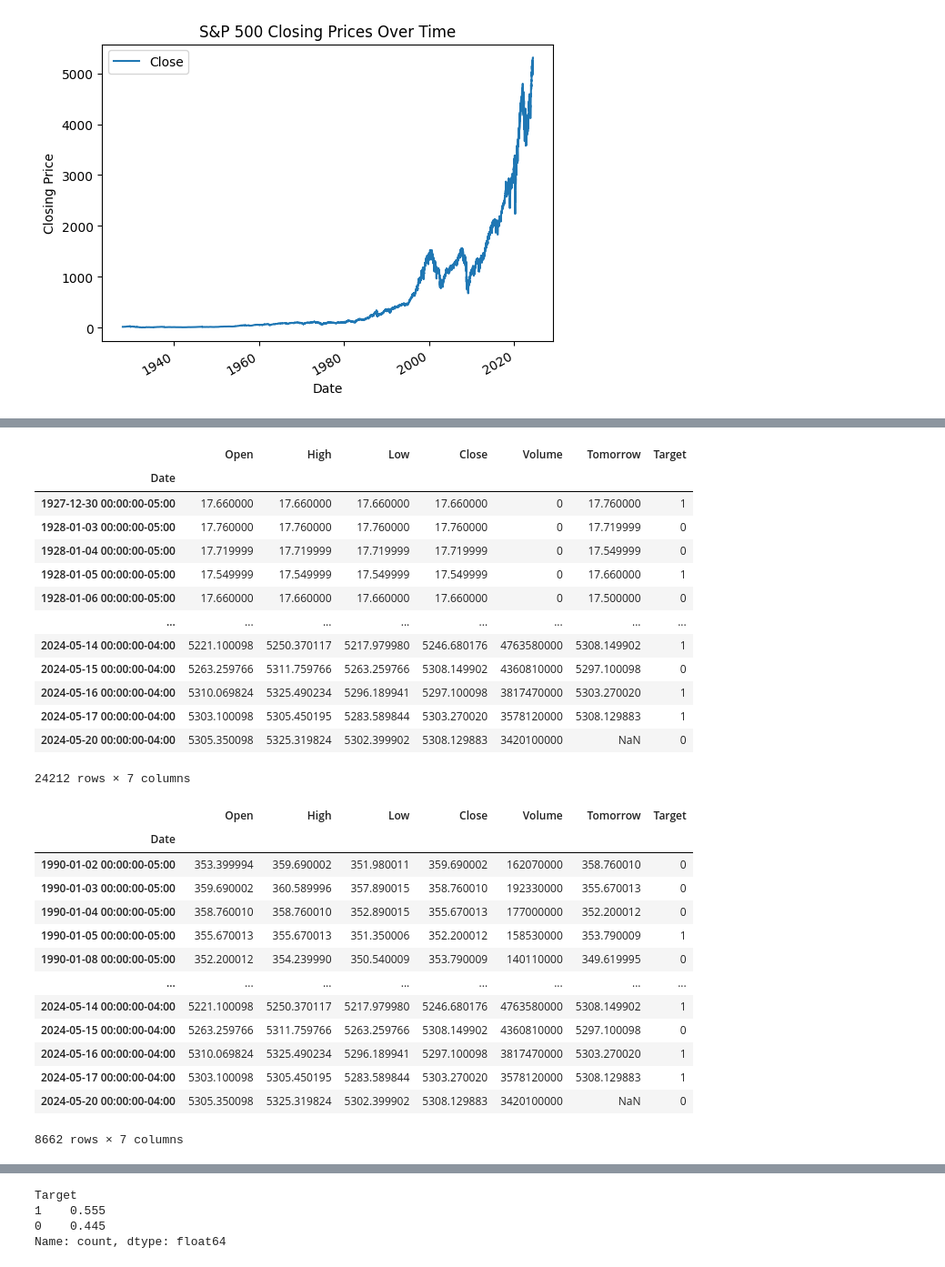
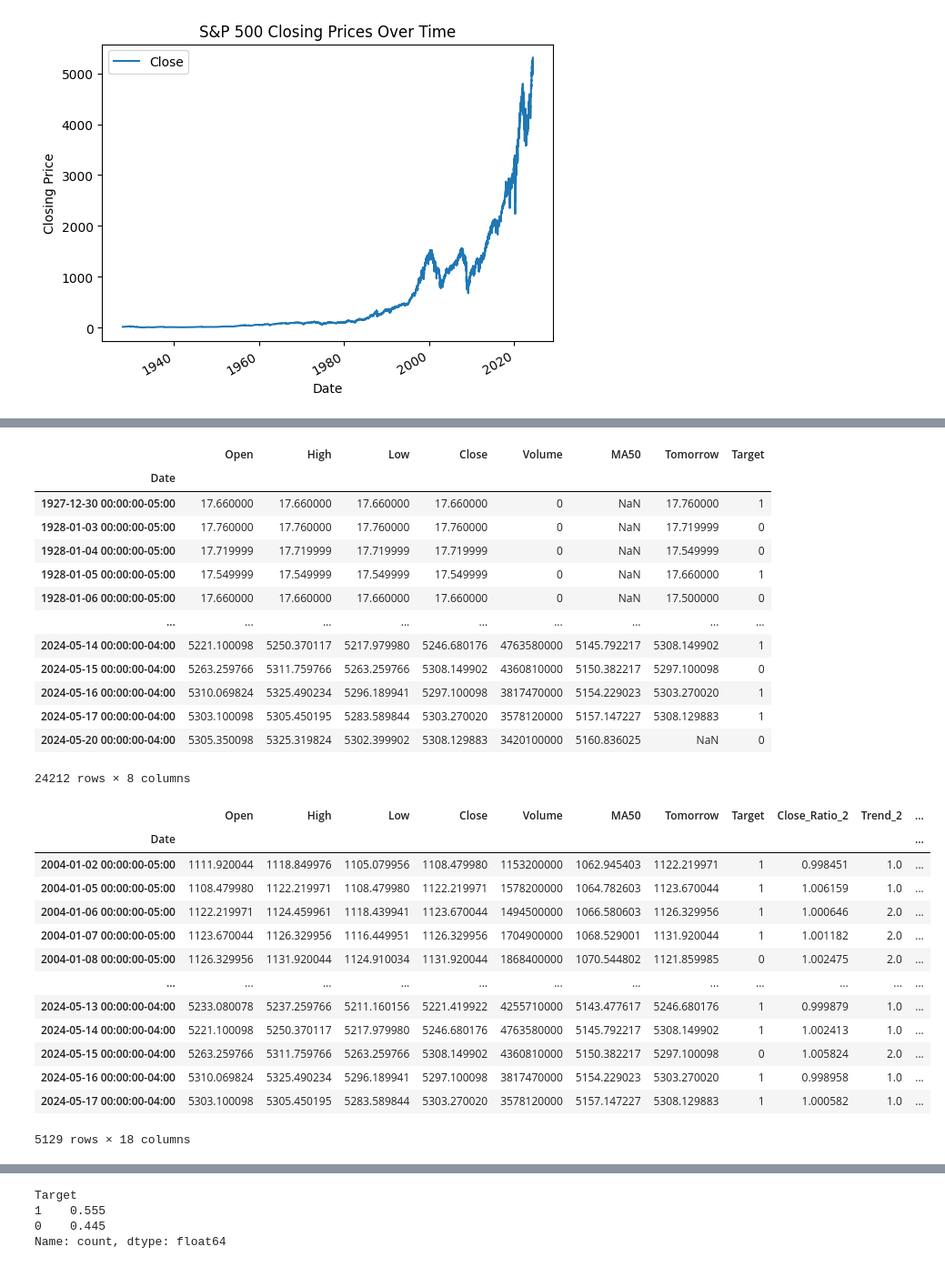
Before and after one commit to RekAlrasheed/S-P-500-stock-predections, a Jupyter notebook: data_science_final_proj.ipynb, the cells around one changed output, grey strips where cells are left out. Shown at 91% size. Cells and saved outputs as stored; diff of their text form; code cells hidden in the pictures.

```diff
--- a/data_science_final_proj.ipynb
+++ b/data_science_final_proj.ipynb
@@ -61,0 +88,14 @@ del sp500["Stock Splits"]
+# %%
+import seaborn as sns
+
+# Calculate moving averages using .loc to avoid the SettingWithCopyWarning
+sp500.loc[:, 'MA50'] = sp500['Close'].rolling(window=50).mean()
+
+# Moving average chart for S&P 500
+plt.figure(figsize=(10, 6))
+sns.lineplot(data=sp500, x=sp500.index, y="Close", label="Close")
+sns.lineplot(data=sp500, x=sp500.index, y="MA50", label="50-Day MA")
+plt.title('S&P 500 Closing Prices and 50-Day Moving Average')
+plt.xlabel('Date')
+plt.ylabel('Price')
+plt.show()
@@ -61,0 +104,3 @@ del sp500["Stock Splits"]
+# %%
+sp500 = sp500.loc["2004-01-01":].copy()
+sp500
@@ -85,39 +145,39 @@ sp500
 sp500["Target"] = (sp500["Tomorrow"] > sp500["Close"]).astype(int)
 sp500
 # %% [output]
-|  | Open | High | Low | Close | Volume | Tomorrow | Target |
-| Date |  |  |  |  |  |  |  |
-| 1927-12-30 00:00:00-05:00 | 17.660000 | 17.660000 | 17.660000 | 17.660000 | 0 | 17.760000 | 1 |
-| 1928-01-03 00:00:00-05:00 | 17.760000 | 17.760000 | 17.760000 | 17.760000 | 0 | 17.719999 | 0 |
-| 1928-01-04 00:00:00-05:00 | 17.719999 | 17.719999 | 17.719999 | 17.719999 | 0 | 17.549999 | 0 |
-| 1928-01-05 00:00:00-05:00 | 17.549999 | 17.549999 | 17.549999 | 17.549999 | 0 | 17.660000 | 1 |
-| 1928-01-06 00:00:00-05:00 | 17.660000 | 17.660000 | 17.660000 | 17.660000 | 0 | 17.500000 | 0 |
-| ... | ... | ... | ... | ... | ... | ... | ... |
-| 2024-05-14 00:00:00-04:00 | 5221.100098 | 5250.370117 | 5217.979980 | 5246.680176 | 4763580000 | 5308.149902 | 1 |
-| 2024-05-15 00:00:00-04:00 | 5263.259766 | 5311.759766 | 5263.259766 | 5308.149902 | 4360810000 | 5297.100098 | 0 |
-| 2024-05-16 00:00:00-04:00 | 5310.069824 | 5325.490234 | 5296.189941 | 5297.100098 | 3817470000 | 5303.270020 | 1 |
-| 2024-05-17 00:00:00-04:00 | 5303.100098 | 5305.450195 | 5283.589844 | 5303.270020 | 3578120000 | 5308.129883 | 1 |
-| 2024-05-20 00:00:00-04:00 | 5305.350098 | 5325.319824 | 5302.399902 | 5308.129883 | 3420100000 | NaN | 0 |
+|  | Open | High | Low | Close | Volume | MA50 | Tomorrow | Target |
+| Date |  |  |  |  |  |  |  |  |
+| 1927-12-30 00:00:00-05:00 | 17.660000 | 17.660000 | 17.660000 | 17.660000 | 0 | NaN | 17.760000 | 1 |
+| 1928-01-03 00:00:00-05:00 | 17.760000 | 17.760000 | 17.760000 | 17.760000 | 0 | NaN | 17.719999 | 0 |
+| 1928-01-04 00:00:00-05:00 | 17.719999 | 17.719999 | 17.719999 | 17.719999 | 0 | NaN | 17.549999 | 0 |
+| 1928-01-05 00:00:00-05:00 | 17.549999 | 17.549999 | 17.549999 | 17.549999 | 0 | NaN | 17.660000 | 1 |
+| 1928-01-06 00:00:00-05:00 | 17.660000 | 17.660000 | 17.660000 | 17.660000 | 0 | NaN | 17.500000 | 0 |
+| ... | ... | ... | ... | ... | ... | ... | ... | ... |
+| 2024-05-14 00:00:00-04:00 | 5221.100098 | 5250.370117 | 5217.979980 | 5246.680176 | 4763580000 | 5145.792217 | 5308.149902 | 1 |
+| 2024-05-15 00:00:00-04:00 | 5263.259766 | 5311.759766 | 5263.259766 | 5308.149902 | 4360810000 | 5150.382217 | 5297.100098 | 0 |
+| 2024-05-16 00:00:00-04:00 | 5310.069824 | 5325.490234 | 5296.189941 | 5297.100098 | 3817470000 | 5154.229023 | 5303.270020 | 1 |
+| 2024-05-17 00:00:00-04:00 | 5303.100098 | 5305.450195 | 5283.589844 | 5303.270020 | 3578120000 | 5157.147227 | 5308.129883 | 1 |
+| 2024-05-20 00:00:00-04:00 | 5305.350098 | 5325.319824 | 5302.399902 | 5308.129883 | 3420100000 | 5160.836025 | NaN | 0 |
-24212 rows × 7 columns
+24212 rows × 8 columns
 # %%
 # Filtering the S&P 500 historical data to include only data from January 1, 1990, onwards
 # Creating a copy of this filtered data to avoid modifying the original DataFrame
 # TODO remove timestamp
 #
-sp500 = sp500.loc["1990-01-01":].copy()
+sp500 = sp500.loc["2004-01-01":].copy()
 sp500
 # %% [output]
-|  | Open | High | Low | Close | Volume | Tomorrow | Target |
-| Date |  |  |  |  |  |  |  |
-| 1990-01-02 00:00:00-05:00 | 353.399994 | 359.690002 | 351.980011 | 359.690002 | 162070000 | 358.760010 | 0 |
-| 1990-01-03 00:00:00-05:00 | 359.690002 | 360.589996 | 357.890015 | 358.760010 | 192330000 | 355.670013 | 0 |
-| 1990-01-04 00:00:00-05:00 | 358.760010 | 358.760010 | 352.890015 | 355.670013 | 177000000 | 352.200012 | 0 |
-| 1990-01-05 00:00:00-05:00 | 355.670013 | 355.670013 | 351.350006 | 352.200012 | 158530000 | 353.790009 | 1 |
-| 1990-01-08 00:00:00-05:00 | 352.200012 | 354.239990 | 350.540009 | 353.790009 | 140110000 | 349.619995 | 0 |
-| ... | ... | ... | ... | ... | ... | ... | ... |
-| 2024-05-14 00:00:00-04:00 | 5221.100098 | 5250.370117 | 5217.979980 | 5246.680176 | 4763580000 | 5308.149902 | 1 |
-| 2024-05-15 00:00:00-04:00 | 5263.259766 | 5311.759766 | 5263.259766 | 5308.149902 | 4360810000 | 5297.100098 | 0 |
-| 2024-05-16 00:00:00-04:00 | 5310.069824 | 5325.490234 | 5296.189941 | 5297.100098 | 3817470000 | 5303.270020 | 1 |
-| 2024-05-17 00:00:00-04:00 | 5303.100098 | 5305.450195 | 5283.589844 | 5303.270020 | 3578120000 | 5308.129883 | 1 |
-| 2024-05-20 00:00:00-04:00 | 5305.350098 | 5325.319824 | 5302.399902 | 5308.129883 | 3420100000 | NaN | 0 |
+|  | Open | High | Low | Close | Volume | MA50 | Tomorrow | Target | Close_Ratio_2 | Trend_2 | ... |
+| Date |  |  |  |  |  |  |  |  |  |  | ... |
+| 2004-01-02 00:00:00-05:00 | 1111.920044 | 1118.849976 | 1105.079956 | 1108.479980 | 1153200000 | 1062.945403 | 1122.219971 | 1 | 0.998451 | 1.0 | ... |
+| 2004-01-05 00:00:00-05:00 | 1108.479980 | 1122.219971 | 1108.479980 | 1122.219971 | 1578200000 | 1064.782603 | 1123.670044 | 1 | 1.006159 | 1.0 | ... |
+| 2004-01-06 00:00:00-05:00 | 1122.219971 | 1124.459961 | 1118.439941 | 1123.670044 | 1494500000 | 1066.580603 | 1126.329956 | 1 | 1.000646 | 2.0 | ... |
+| 2004-01-07 00:00:00-05:00 | 1123.670044 | 1126.329956 | 1116.449951 | 1126.329956 | 1704900000 | 1068.529001 | 1131.920044 | 1 | 1.001182 | 2.0 | ... |
+| 2004-01-08 00:00:00-05:00 | 1126.329956 | 1131.920044 | 1124.910034 | 1131.920044 | 1868400000 | 1070.544802 | 1121.859985 | 0 | 1.002475 | 2.0 | ... |
+| ... | ... | ... | ... | ... | ... | ... | ... | ... | ... | ... | ... |
+| 2024-05-13 00:00:00-04:00 | 5233.080078 | 5237.259766 | 5211.160156 | 5221.419922 | 4255710000 | 5143.477617 | 5246.680176 | 1 | 0.999879 | 1.0 | ... |
+| 2024-05-14 00:00:00-04:00 | 5221.100098 | 5250.370117 | 5217.979980 | 5246.680176 | 4763580000 | 5145.792217 | 5308.149902 | 1 | 1.002413 | 1.0 | ... |
+| 2024-05-15 00:00:00-04:00 | 5263.259766 | 5311.759766 | 5263.259766 | 5308.149902 | 4360810000 | 5150.382217 | 5297.100098 | 0 | 1.005824 | 2.0 | ... |
+| 2024-05-16 00:00:00-04:00 | 5310.069824 | 5325.490234 | 5296.189941 | 5297.100098 | 3817470000 | 5154.229023 | 5303.270020 | 1 | 0.998958 | 1.0 | ... |
+| 2024-05-17 00:00:00-04:00 | 5303.100098 | 5305.450195 | 5283.589844 | 5303.270020 | 3578120000 | 5157.147227 | 5308.129883 | 1 | 1.000582 | 1.0 | ... |
-8662 rows × 7 columns
+5129 rows × 18 columns
```
Also changed, not shown: parts of 27 cells of this notebook.
